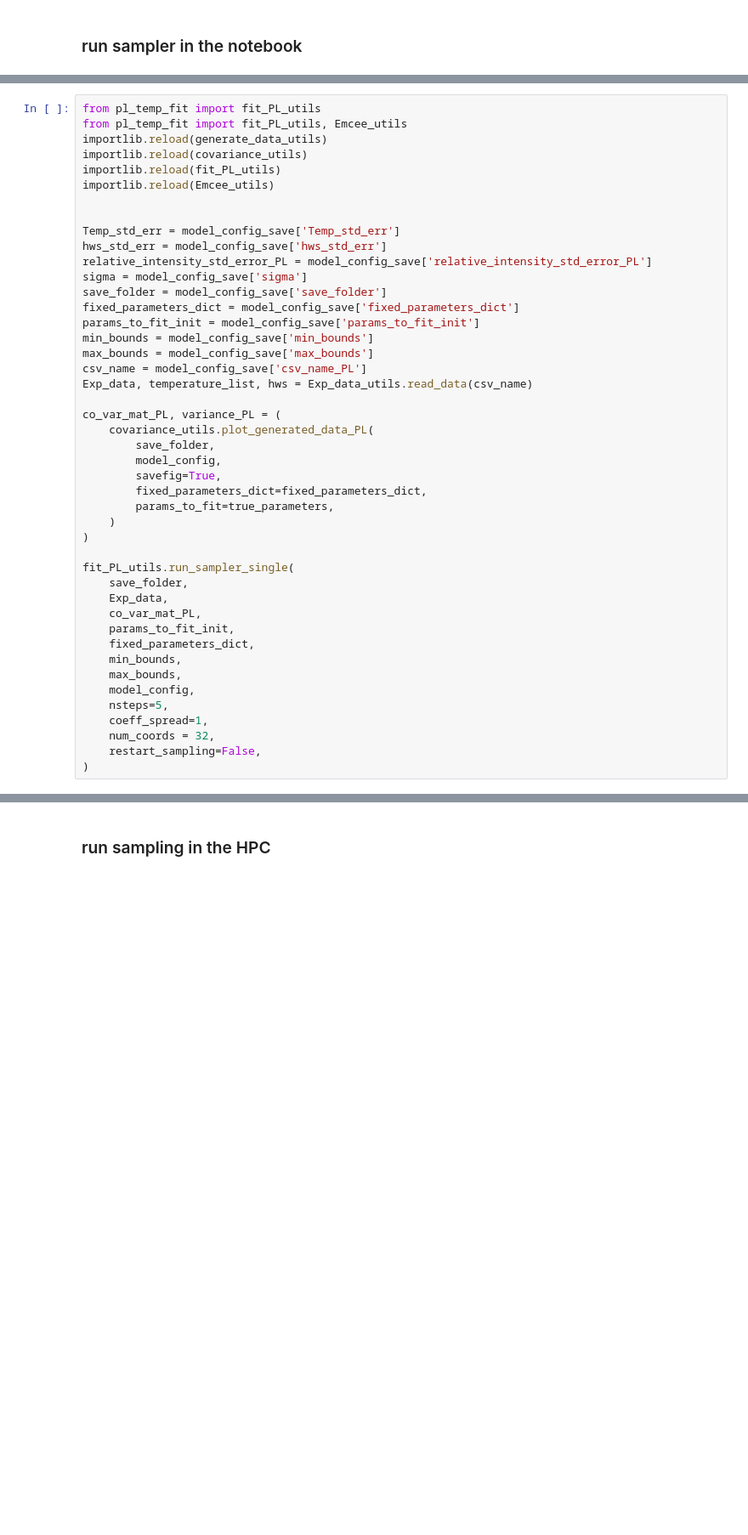
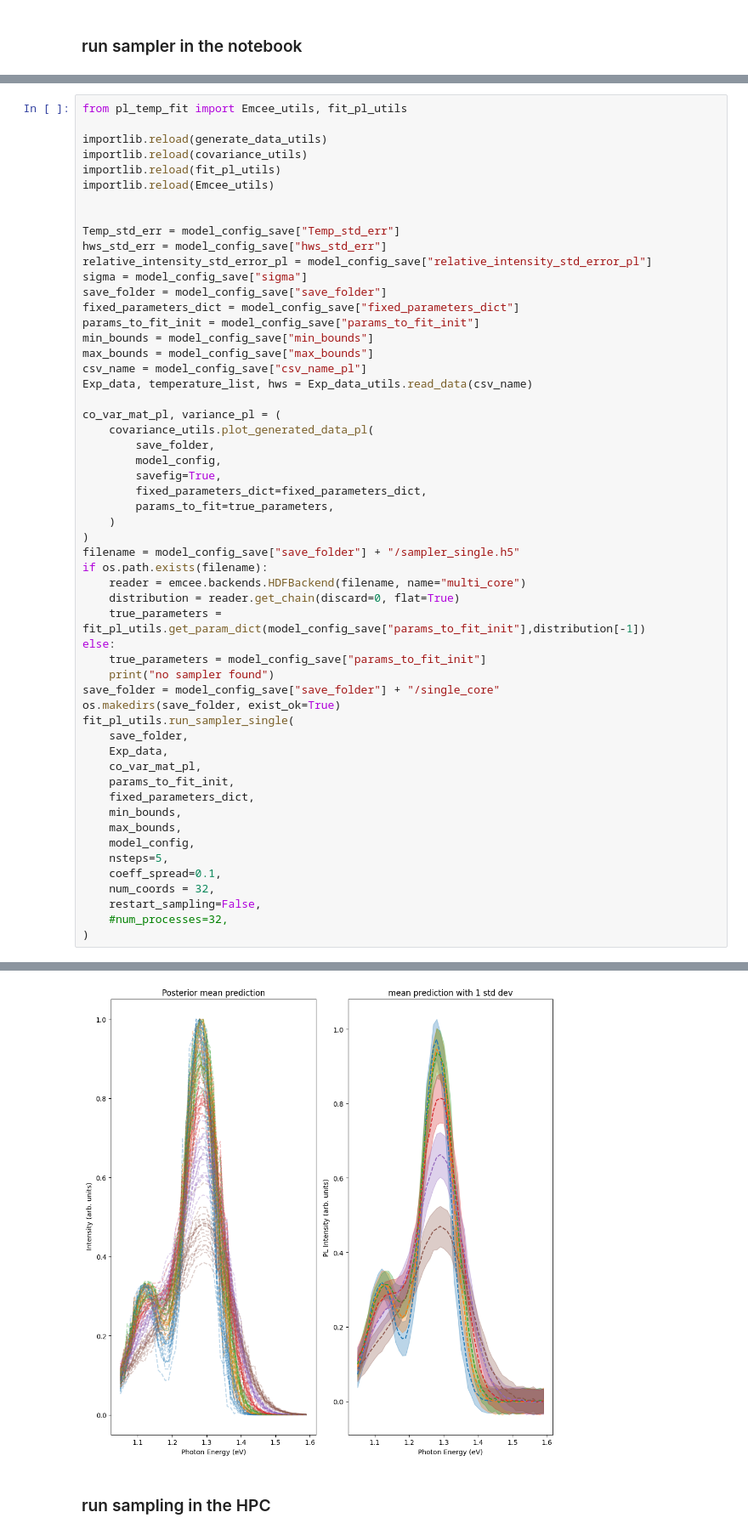
Before and after one commit to mohammedazzouzi15/pl_temp_fit, a Jupyter notebook: notebook/1_run_sampling_PL.ipynb, the cells around one changed output, grey strips where cells are left out. Shown at 85% size. Drawn from its saved outputs; the diff is of its cells as text; blank space fills up the shorter version.

```diff
--- a/notebook/1_run_sampling_PL.ipynb
+++ b/notebook/1_run_sampling_PL.ipynb
@@ -135,26 +359,26 @@ KeyboardInterrupt:
 # %%
-from pl_temp_fit import fit_PL_utils
-from pl_temp_fit import fit_PL_utils, Emcee_utils
+from pl_temp_fit import Emcee_utils, fit_pl_utils
+
 importlib.reload(generate_data_utils)
 importlib.reload(covariance_utils)
-importlib.reload(fit_PL_utils)
+importlib.reload(fit_pl_utils)
 importlib.reload(Emcee_utils)
 
 
-Temp_std_err = model_config_save['Temp_std_err']
-hws_std_err = model_config_save['hws_std_err']
-relative_intensity_std_error_PL = model_config_save['relative_intensity_std_error_PL']
-sigma = model_config_save['sigma']
-save_folder = model_config_save['save_folder']
-fixed_parameters_dict = model_config_save['fixed_parameters_dict']
-params_to_fit_init = model_config_save['params_to_fit_init']
-min_bounds = model_config_save['min_bounds']
-max_bounds = model_config_save['max_bounds']
-csv_name = model_config_save['csv_name_PL']
+Temp_std_err = model_config_save["Temp_std_err"]
+hws_std_err = model_config_save["hws_std_err"]
+relative_intensity_std_error_pl = model_config_save["relative_intensity_std_error_pl"]
+sigma = model_config_save["sigma"]
+save_folder = model_config_save["save_folder"]
+fixed_parameters_dict = model_config_save["fixed_parameters_dict"]
+params_to_fit_init = model_config_save["params_to_fit_init"]
+min_bounds = model_config_save["min_bounds"]
+max_bounds = model_config_save["max_bounds"]
+csv_name = model_config_save["csv_name_pl"]
 Exp_data, temperature_list, hws = Exp_data_utils.read_data(csv_name)
 
-co_var_mat_PL, variance_PL = (
-    covariance_utils.plot_generated_data_PL(
+co_var_mat_pl, variance_pl = (
+    covariance_utils.plot_generated_data_pl(
         save_folder,
         model_config,
         savefig=True,
@@ -162,18 +386,29 @@ co_var_mat_PL, variance_PL = (
         params_to_fit=true_parameters,
     )
 )
-
-fit_PL_utils.run_sampler_single(
+filename = model_config_save["save_folder"] + "/sampler_single.h5"
+if os.path.exists(filename):
+    reader = emcee.backends.HDFBackend(filename, name="multi_core")
+    distribution = reader.get_chain(discard=0, flat=True)
+    true_parameters = fit_pl_utils.get_param_dict(model_config_save["params_to_fit_init"],distribution[-1])
+else:
+    true_parameters = model_config_save["params_to_fit_init"]
+    print("no sampler found")
+save_folder = model_config_save["save_folder"] + "/single_core"
+os.makedirs(save_folder, exist_ok=True)
+fit_pl_utils.run_sampler_single(
     save_folder,
     Exp_data,
-    co_var_mat_PL,
+    co_var_mat_pl,
     params_to_fit_init,
     fixed_parameters_dict,
     min_bounds,
     max_bounds,
     model_config,
     nsteps=5,
-    coeff_spread=1,
+    coeff_spread=0.1,
     num_coords = 32,
     restart_sampling=False,
+    #num_processes=32,
 )
+# %% [output]
@@ -180,3 +420,4 @@ fit_PL_utils.run_sampler_single(
+[figure, added]
 # %% [markdown]
 ### run sampling in the HPC
 # %%
```
Also changed, not shown: parts of 11 cells of this notebook, 51 other files.
